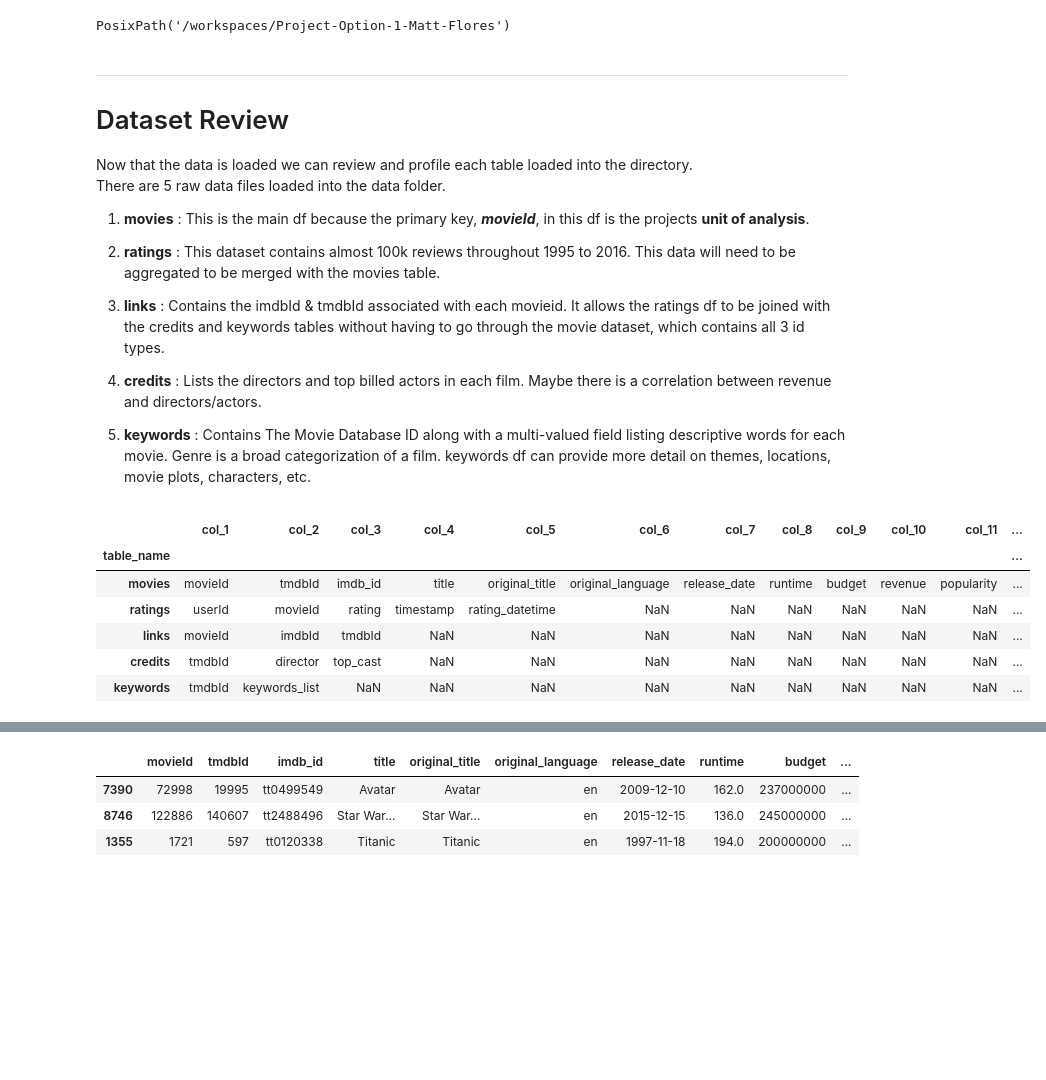
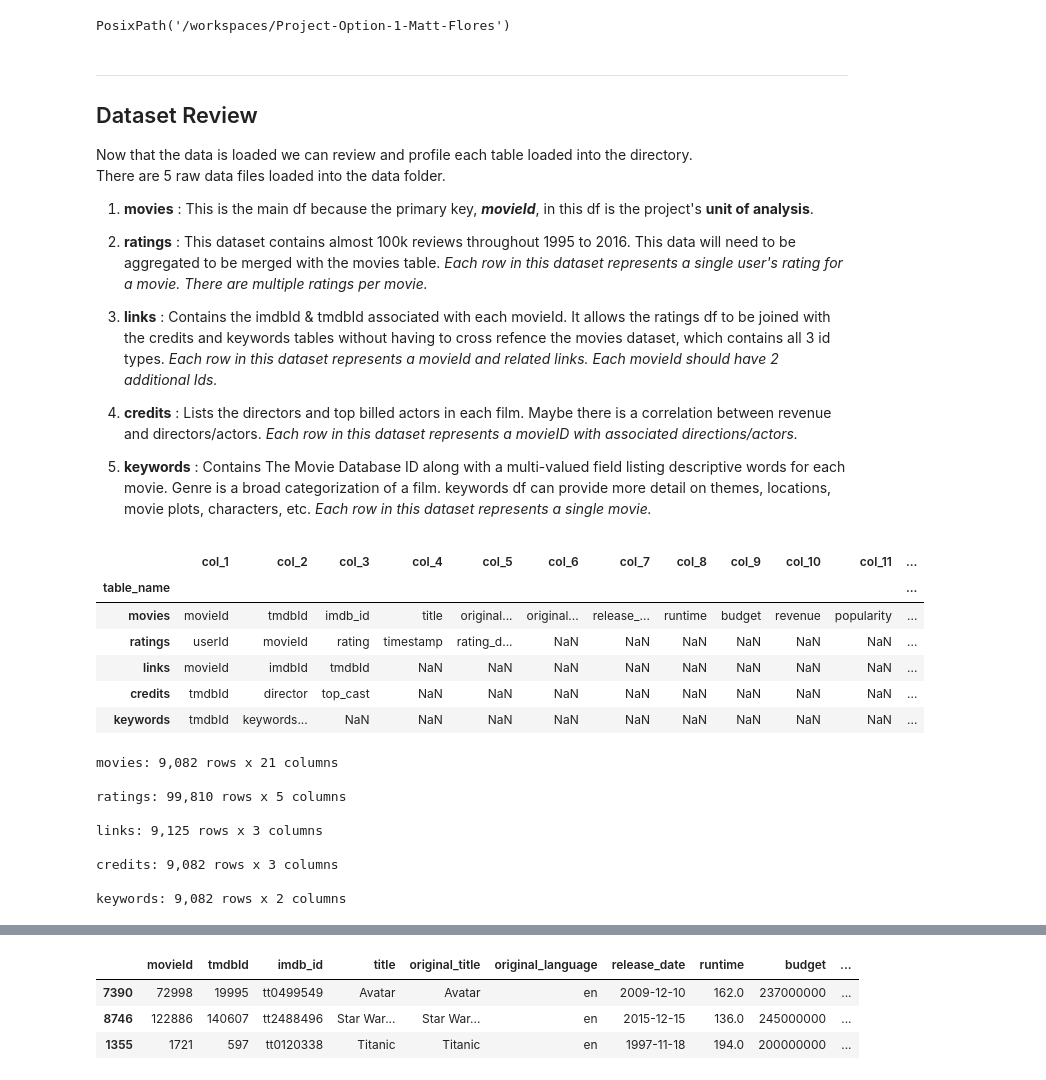
Before and after one commit to MFUTSA/Project-Option-1-Matt-Flores, a Jupyter notebook: notebooks/Milestone_1.ipynb, the cells around one changed output, grey strips where cells are left out. Drawn from its saved outputs; the diff is of its cells as text; code cells hidden in the pictures; blank space fills up the shorter version.

Commit message:
Column review checkpoint

```diff
--- a/notebooks/Milestone_1.ipynb
+++ b/notebooks/Milestone_1.ipynb
@@ -67,54 +66,67 @@ pd.set_option("display.max_columns", 100)
 PosixPath('/workspaces/Project-Option-1-Matt-Flores')
 # %% [markdown]
 ---
-# Dataset Review
+## Dataset Review
 
 Now that the data is loaded we can review and profile each table loaded into the directory.
 There are 5 raw data files loaded into the data folder.
-1) **movies** : This is the main df because the primary key, ***movieId***, in this df is the projects **unit of analysis**.
+1) **movies** : This is the main df because the primary key, ***movieId***, in this df is the project's **unit of analysis**.
 
-2) **ratings** : This dataset contains almost 100k reviews throughout 1995 to 2016. This data will need to be aggregated to be merged with the movies table.
+2) **ratings** : This dataset contains almost 100k reviews throughout 1995 to 2016. This data will need to be aggregated to be merged with the movies table. *Each row in this dataset represents a single user's rating for a movie. There are multiple ratings per movie.*
 
-3) **links** : Contains the imdbId & tmdbId associated with each movieid. It allows the ratings df to be joined with the credits and keywords tables without having to go through the movie dataset, which contains all 3 id types.
+3) **links** : Contains the imdbId & tmdbId associated with each movieId. It allows the ratings df to be joined with the credits and keywords tables without having to cross refence the movies dataset, which contains all 3 id types. *Each row in this dataset represents a movieId and related links. Each movieId should have 2 additional Ids.*
 
-4) **credits** : Lists the directors and top billed actors in each film. Maybe there is a correlation between revenue and directors/actors.
+4) **credits** : Lists the directors and top billed actors in each film. Maybe there is a correlation between revenue and directors/actors. *Each row in this dataset represents a movieID with associated directions/actors.*
 
-5) **keywords** : Contains The Movie Database ID along with a multi-valued field listing descriptive words for each movie. Genre is a broad categorization of a film. keywords df can provide more detail on themes, locations, movie plots, characters, etc.
+5) **keywords** : Contains The Movie Database ID along with a multi-valued field listing descriptive words for each movie. Genre is a broad categorization of a film. keywords df can provide more detail on themes, locations, movie plots, characters, etc. *Each row in this dataset represents a single movie.*
 # %%
 #This code loads the raw data into dataframes. And creates a column summary by table df.
 # Load the datasets
 movies = pd.read_csv(DATA_DIR / 'movies_metadata.csv')
 ratings = pd.read_csv(DATA_DIR / 'ratings.csv', parse_dates=['rating_datetime'])
 links = pd.read_csv(DATA_DIR / 'links.csv')
 credits = pd.read_csv(DATA_DIR / 'credits_curated.csv')
 keywords = pd.read_csv(DATA_DIR / 'keywords_curated.csv')
 
 # Create a dictionary to hold the DataFrames for easier access. We can loop through tables, etc.
 tables = {
     'movies': movies,
     'ratings': ratings,
     'links': links,
     'credits': credits,
     'keywords': keywords,
 }
 
 # Collect the column names for each table
 # for each table in tables dictionary, append the table name to the first column
 # and then each column name in the table to the next columns.
 summary_data = []
 for name, df in tables.items():
     summary_data.append({"table_name": name, **{f"col_{i+1}": col for i, col in enumerate(df.columns)}})
 
 # Build a summary DataFrame that shows the table name and each column name in separate columns.
 column_summary_df = pd.DataFrame(summary_data).set_index("table_name")
 
 # Display the result
 display(column_summary_df)
+
+#print out each df and it's shape.
+for name, df in tables.items():
+     print(f'\n{name}: {df.shape[0]:,} rows x {df.shape[1]:,} columns')
 # %% [output]
 |  | col_1 | col_2 | col_3 | col_4 | col_5 | col_6 | col_7 | col_8 | col_9 | col_10 | col_11 | ... |
 | table_name |  |  |  |  |  |  |  |  |  |  |  | ... |
-| movies | movieId | tmdbId | imdb_id | title | original_title | original_language | release_date | runtime | budget | revenue | popularity | ... |
-| ratings | userId | movieId | rating | timestamp | rating_datetime | NaN | NaN | NaN | NaN | NaN | NaN | ... |
+| movies | movieId | tmdbId | imdb_id | title | original... | original... | release_... | runtime | budget | revenue | popularity | ... |
+| ratings | userId | movieId | rating | timestamp | rating_d... | NaN | NaN | NaN | NaN | NaN | NaN | ... |
 | links | movieId | imdbId | tmdbId | NaN | NaN | NaN | NaN | NaN | NaN | NaN | NaN | ... |
 | credits | tmdbId | director | top_cast | NaN | NaN | NaN | NaN | NaN | NaN | NaN | NaN | ... |
-| keywords | tmdbId | keywords_list | NaN | NaN | NaN | NaN | NaN | NaN | NaN | NaN | NaN | ... |
+| keywords | tmdbId | keywords... | NaN | NaN | NaN | NaN | NaN | NaN | NaN | NaN | NaN | ... |
+movies: 9,082 rows x 21 columns
+
+ratings: 99,810 rows x 5 columns
+
+links: 9,125 rows x 3 columns
+
+credits: 9,082 rows x 3 columns
+
+keywords: 9,082 rows x 2 columns
```
Also changed, not shown: parts of 7 cells of this notebook, 1 other file.
